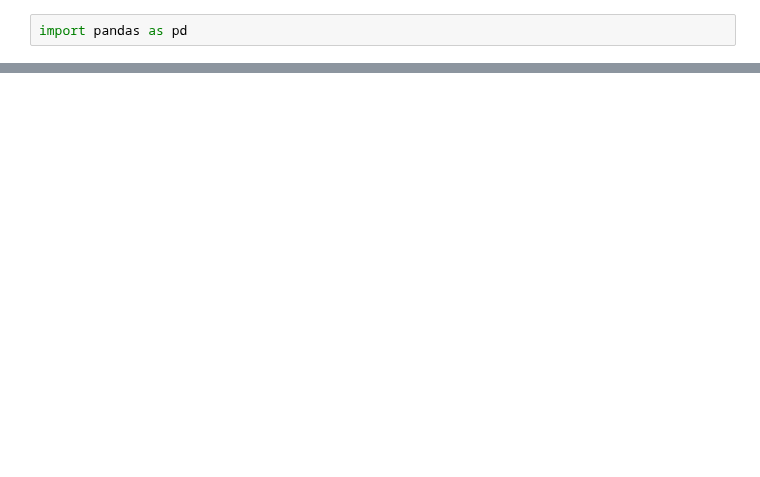
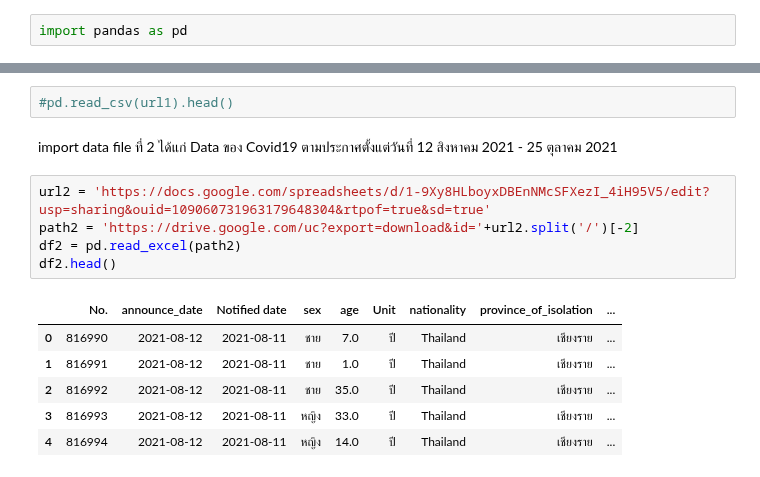
Before and after one commit to Toeysamm/2-64-NIDA-DADS5001, a Jupyter notebook: Covid19_midterm.ipynb, the cells around one changed output, grey strips where cells are left out. Drawn from its saved outputs; the diff is of its cells as text; blank space fills up the shorter version.

```diff
--- a/Covid19_midterm.ipynb
+++ b/Covid19_midterm.ipynb
@@ -22,0 +37,16 @@ pd.read_csv(url).head()
+# %%
+#pd.read_csv(url1).head()
+# %% [markdown]
+import data file ที่ 2 ได้แก่ Data ของ Covid19 ตามประกาศตั้งแต่วันที่ 12 สิงหาคม 2021 - 25 ตุลาคม 2021
+# %%
+url2 = 'https://docs.google.com/spreadsheets/d/1-9Xy8HLboyxDBEnNMcSFXezI_4iH95V5/edit?usp=sharing&ouid=109060731963179648304&rtpof=true&sd=true'
+path2 = 'https://drive.google.com/uc?export=download&id='+url2.split('/')[-2]
+df2 = pd.read_excel(path2)
+df2.head()
+# %% [output]
+|  | No. | announce_date | Notified date | sex | age | Unit | nationality | province_of_isolation | ... |
+| 0 | 816990 | 2021-08-12 | 2021-08-11 | ชาย | 7.0 | ปี | Thailand | เชียงราย | ... |
+| 1 | 816991 | 2021-08-12 | 2021-08-11 | ชาย | 1.0 | ปี | Thailand | เชียงราย | ... |
+| 2 | 816992 | 2021-08-12 | 2021-08-11 | ชาย | 35.0 | ปี | Thailand | เชียงราย | ... |
+| 3 | 816993 | 2021-08-12 | 2021-08-11 | หญิง | 33.0 | ปี | Thailand | เชียงราย | ... |
+| 4 | 816994 | 2021-08-12 | 2021-08-11 | หญิง | 14.0 | ปี | Thailand | เชียงราย | ... |
```
Also changed, not shown: parts of 18 cells of this notebook.
